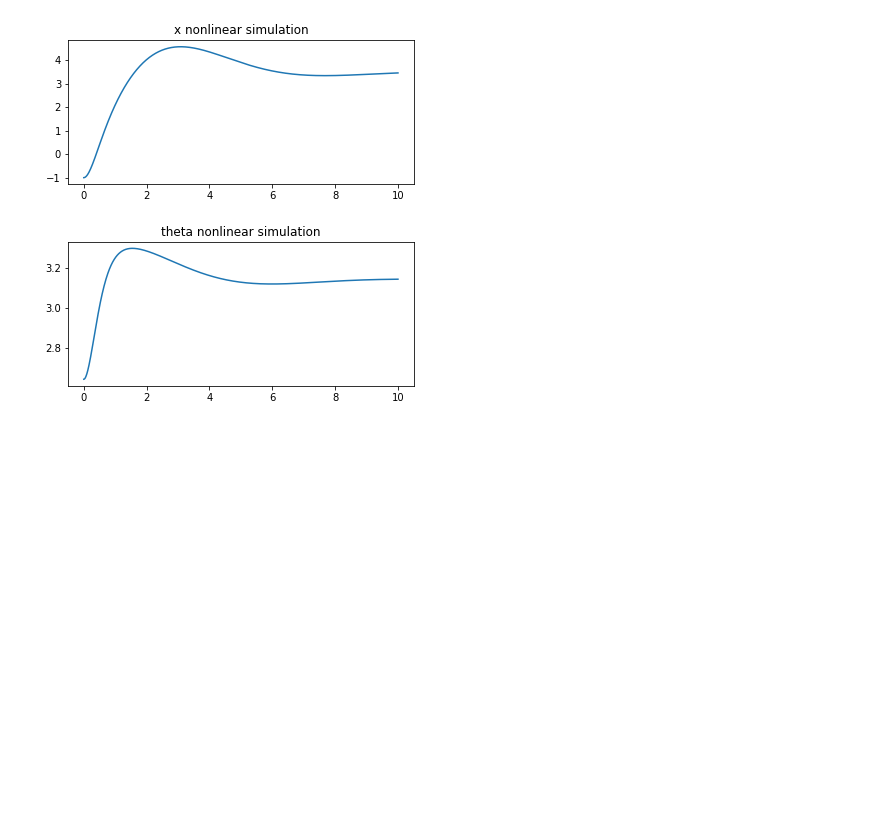
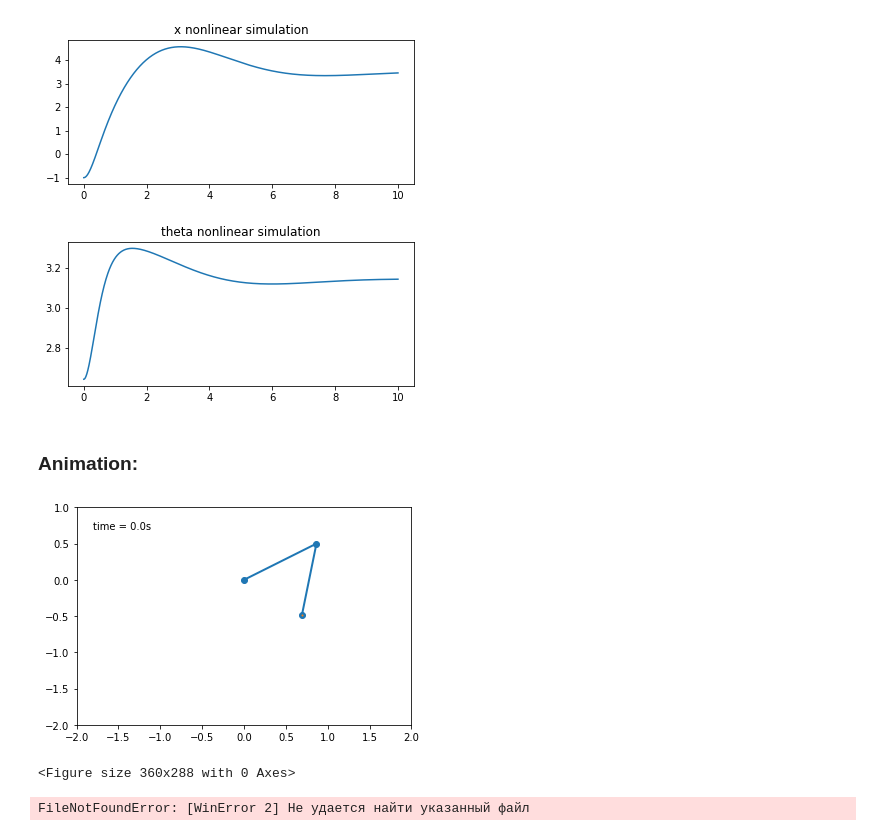
Before and after one commit to kipariss1/OPSR_InvertedPendulum, a Jupyter notebook: semestralka_jupyter.ipynb, the cells around one changed output. Saved outputs shown, nothing was run; the diff lists cells and outputs as text; code cells hidden in the pictures; blank space fills up the shorter version.

Commit message:
add (semestralka.ipynb): Add animation, not working yet:

```diff
--- a/semestralka_jupyter.ipynb
+++ b/semestralka_jupyter.ipynb
@@ -360,3 +362,53 @@ plt.subplots_adjust(left=0.1,
                     hspace=0.4)
 # %% [output]
 [figure]
+# %% [markdown]
+### Animation:
+# %%
+x_c = s.y[0]                         # cart x
+y_c = np.full((1,s.t.shape[0]),0)    # cart y
+
+x_p = L*np.sin(s.y[2]) + x_c            # pendulum x
+y_p = -L*np.cos(s.y[2]) + y_c           # pendulum y
+
+history_len = 500  # how many trajectory points to display
+
+fig, ax = plt.subplots()
+fig = plt.figure(figsize=(5, 4))
+# ax = fig.add_subplot(xlim=(-L, L), ylim=(-L, 1.))
+ax.set_xlim(-L, L)
+ax.set_ylim(-L, 1.)
+# ax.set_aspect('equal')
+# ax.grid()
+
+line, = ax.plot([], [], 'o-', lw=2)
+trace, = ax.plot([], [], '.-', lw=1, ms=2)
+time_template = 'time = %.1fs'
+time_text = ax.text(0.05, 0.9, '', transform=ax.transAxes)
+history_x, history_y = deque(maxlen=history_len), deque(maxlen=history_len)
+
+
+def animate(i):
+    thisx = [0, x1[i], x2[i]]
+    thisy = [0, y1[i], y2[i]]
+
+    if i == 0:
+        history_x.clear()
+        history_y.clear()
+
+    history_x.appendleft(thisx[2])
+    history_y.appendleft(thisy[2])
+
+    line.set_data(thisx, thisy)
+    trace.set_data(history_x, history_y)
+    time_text.set_text(time_template % (i*dt))
+    return line, trace, time_text
+
+
+ani = animation.FuncAnimation(
+    fig, animate, len(s.t), interval=dt*1000, blit=True)
+plt.show()
+# %% [output]
+[figure, added]
+<Figure size 360x288 with 0 Axes>
+FileNotFoundError: [WinError 2] Не удается найти указанный файл
```
Also changed, not shown: parts of 1 cell of this notebook.
